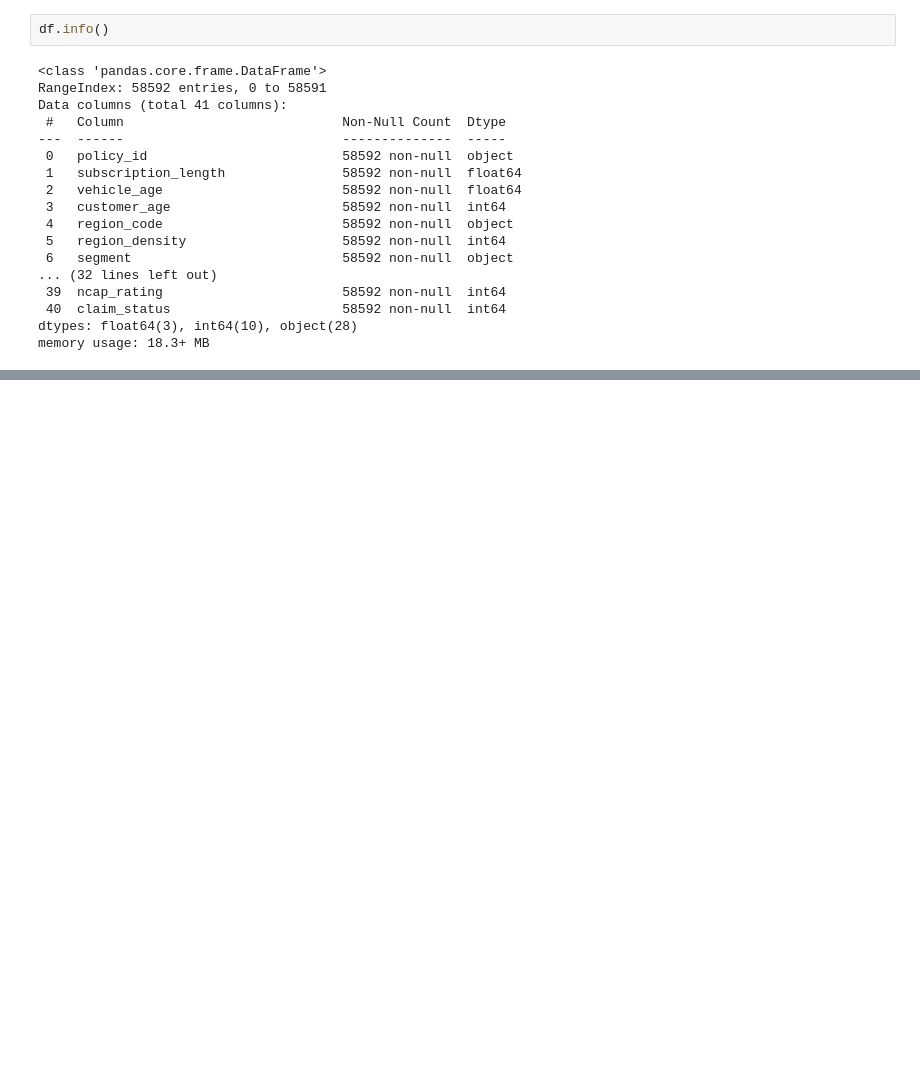
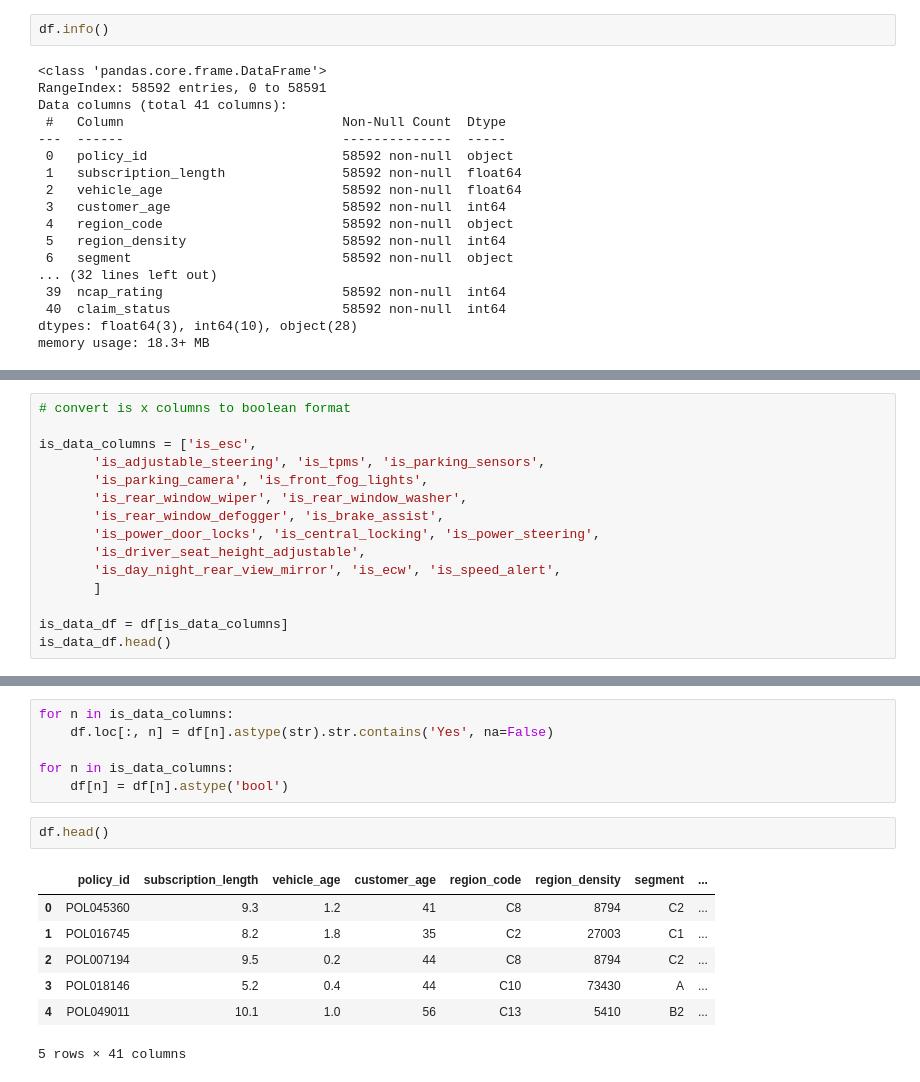
Before and after one commit to trow-land/Data-Science, a Jupyter notebook: Car Insurance Analysis/EDA/car_insurance_eda.ipynb, the cells around one changed output, grey strips where cells are left out. Saved outputs shown, nothing was run; the diff lists cells and outputs as text; blank space fills up the shorter version.

Commit message:
data cleaned and dtypes changed

```diff
--- a/Car Insurance Analysis/EDA/car_insurance_eda.ipynb
+++ b/Car Insurance Analysis/EDA/car_insurance_eda.ipynb
@@ -54,0 +65,15 @@ memory usage: 18.3+ MB
+# %%
+# convert is x columns to boolean format
+
+is_data_columns = ['is_esc',
+       'is_adjustable_steering', 'is_tpms', 'is_parking_sensors',
+       'is_parking_camera', 'is_front_fog_lights',
+       'is_rear_window_wiper', 'is_rear_window_washer',
+       'is_rear_window_defogger', 'is_brake_assist',
+       'is_power_door_locks', 'is_central_locking', 'is_power_steering',
+       'is_driver_seat_height_adjustable',
+       'is_day_night_rear_view_mirror', 'is_ecw', 'is_speed_alert',
+       ]
+
+is_data_df = df[is_data_columns]
+is_data_df.head()
@@ -54,0 +87,16 @@ memory usage: 18.3+ MB
+# %%
+for n in is_data_columns:
+    df.loc[:, n] = df[n].astype(str).str.contains('Yes', na=False)
+
+for n in is_data_columns:
+    df[n] = df[n].astype('bool')
+# %%
+df.head()
+# %% [output]
+|  | policy_id | subscription_length | vehicle_age | customer_age | region_code | region_density | segment | ... |
+| 0 | POL045360 | 9.3 | 1.2 | 41 | C8 | 8794 | C2 | ... |
+| 1 | POL016745 | 8.2 | 1.8 | 35 | C2 | 27003 | C1 | ... |
+| 2 | POL007194 | 9.5 | 0.2 | 44 | C8 | 8794 | C2 | ... |
+| 3 | POL018146 | 5.2 | 0.4 | 44 | C10 | 73430 | A | ... |
+| 4 | POL049011 | 10.1 | 1.0 | 56 | C13 | 5410 | B2 | ... |
+5 rows × 41 columns
```
Also changed, not shown: parts of 7 cells of this notebook.
